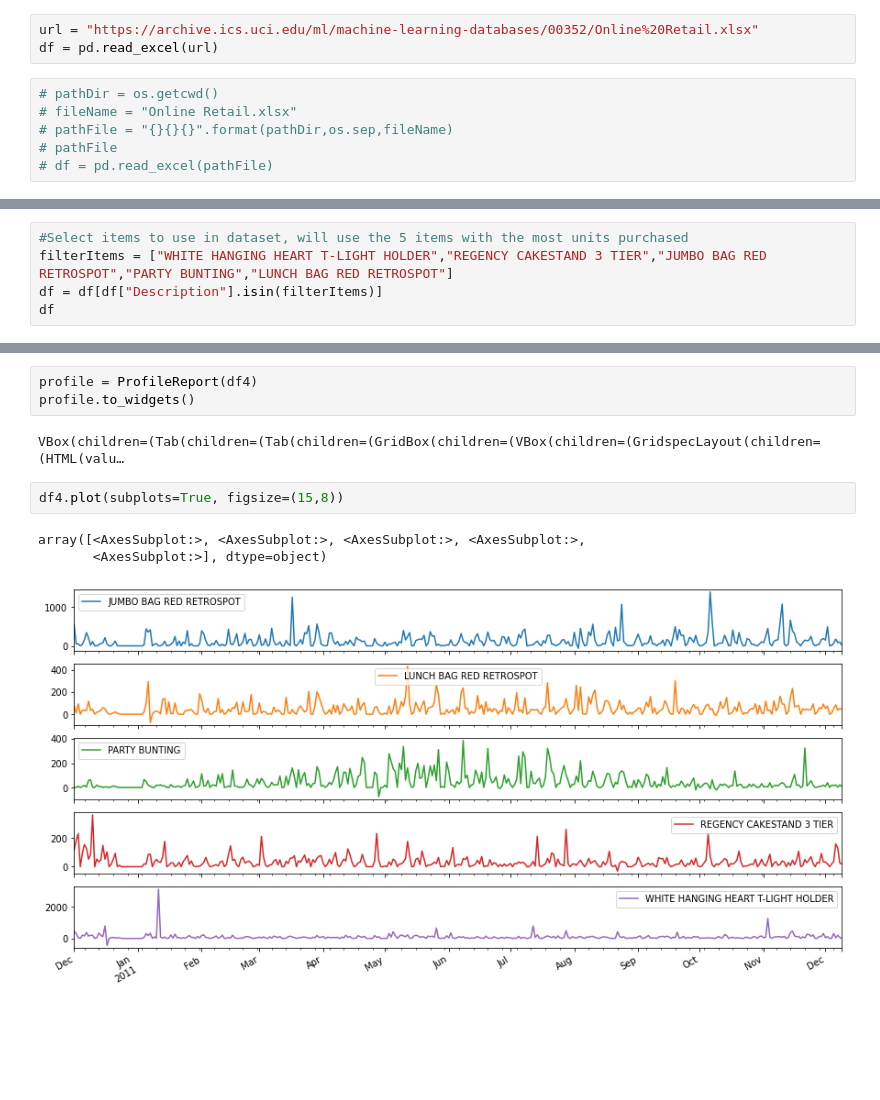
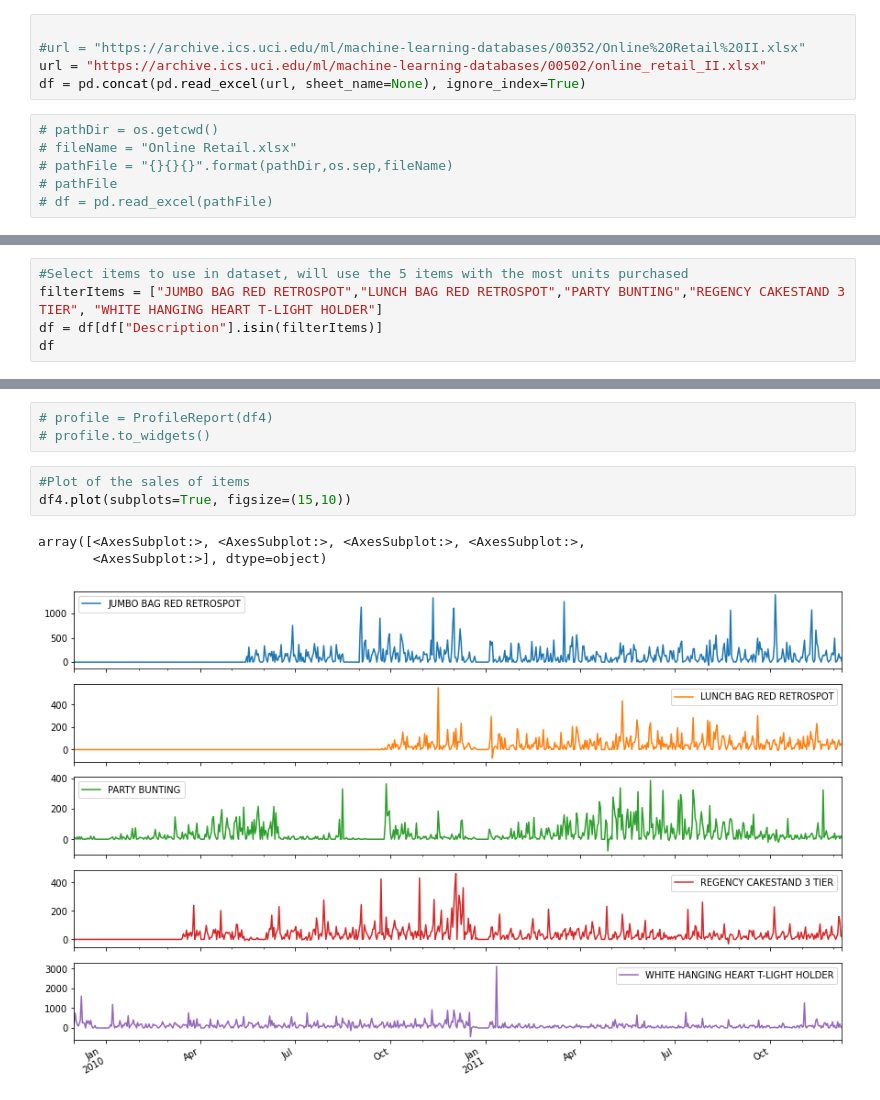
Before and after one commit to Abdul1Abdi/CIND820-Project, a Jupyter notebook: Project Notebook.ipynb, the cells around one changed output, grey strips where cells are left out. Drawn from its saved outputs; the diff is of its cells as text; blank space fills up the shorter version.

```diff
--- a/Project Notebook.ipynb
+++ b/Project Notebook.ipynb
@@ -11,6 +18,8 @@ from matplotlib import pyplot
 # %%
-url = "https://archive.ics.uci.edu/ml/machine-learning-databases/00352/Online%20Retail.xlsx"
-df = pd.read_excel(url)
+
+#url = "https://archive.ics.uci.edu/ml/machine-learning-databases/00352/Online%20Retail%20II.xlsx"
+url = "https://archive.ics.uci.edu/ml/machine-learning-databases/00502/online_retail_II.xlsx"
+df = pd.concat(pd.read_excel(url, sheet_name=None), ignore_index=True)
 # %%
 # pathDir = os.getcwd()
 # fileName = "Online Retail.xlsx"
@@ -59,6 +72,6 @@ df
 # %%
 #Select items to use in dataset, will use the 5 items with the most units purchased
-filterItems = ["WHITE HANGING HEART T-LIGHT HOLDER","REGENCY CAKESTAND 3 TIER","JUMBO BAG RED RETROSPOT","PARTY BUNTING","LUNCH BAG RED RETROSPOT"]
+filterItems = ["JUMBO BAG RED RETROSPOT","LUNCH BAG RED RETROSPOT","PARTY BUNTING","REGENCY CAKESTAND 3 TIER", "WHITE HANGING HEART T-LIGHT HOLDER"]
 df = df[df["Description"].isin(filterItems)]
 df
 # %% [output]
@@ -125,11 +153,10 @@ df4
 # %%
-profile = ProfileReport(df4)
-profile.to_widgets()
+# profile = ProfileReport(df4)
+# profile.to_widgets()
-# %% [output]
-VBox(children=(Tab(children=(Tab(children=(GridBox(children=(VBox(children=(GridspecLayout(children=(HTML(valu…
 # %%
-df4.plot(subplots=True, figsize=(15,8))
+#Plot of the sales of items
+df4.plot(subplots=True, figsize=(15,10))
 # %% [output]
 array([<AxesSubplot:>, <AxesSubplot:>, <AxesSubplot:>, <AxesSubplot:>,
        <AxesSubplot:>], dtype=object)
-[figure, old version]
+[figure, new version]
```
Also changed, not shown: parts of 44 cells of this notebook.
